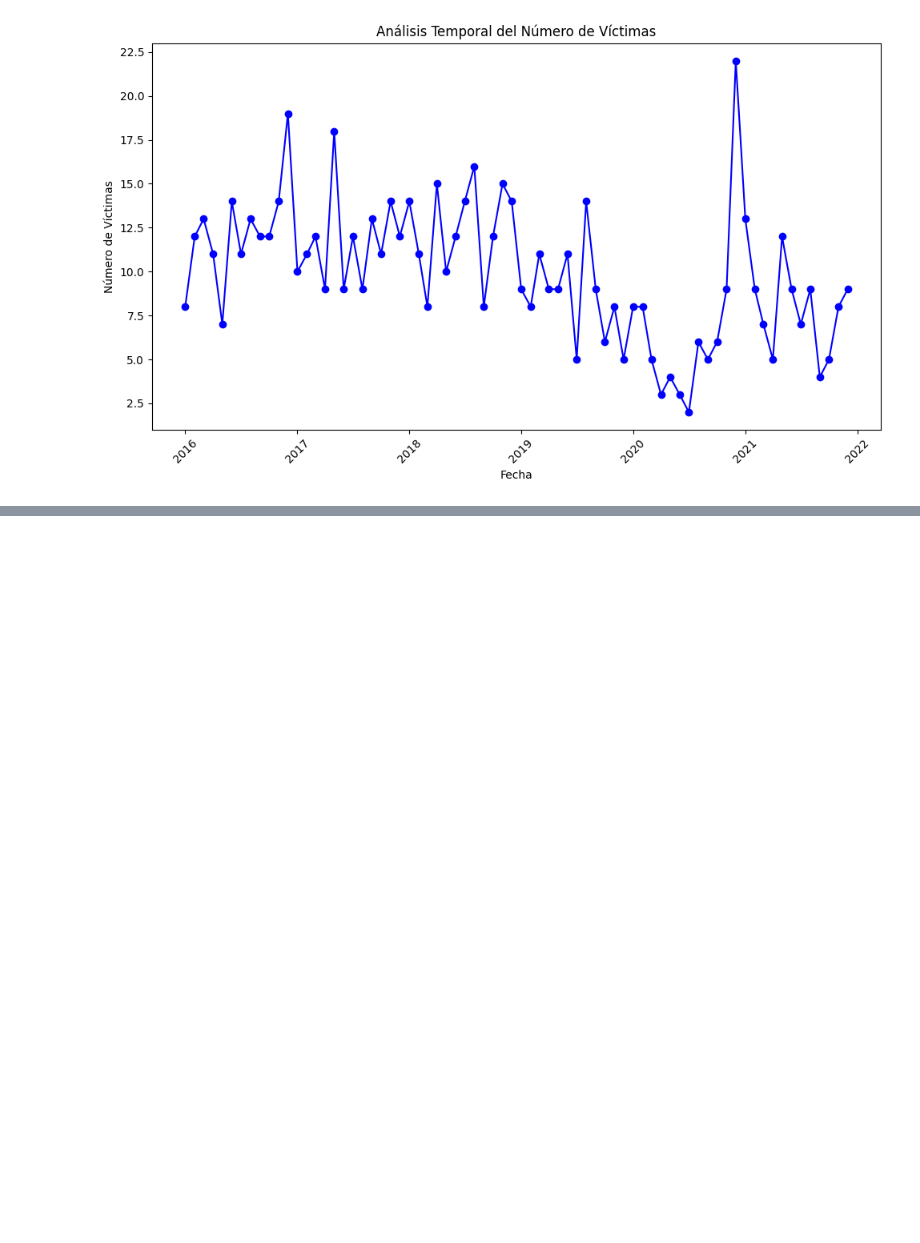
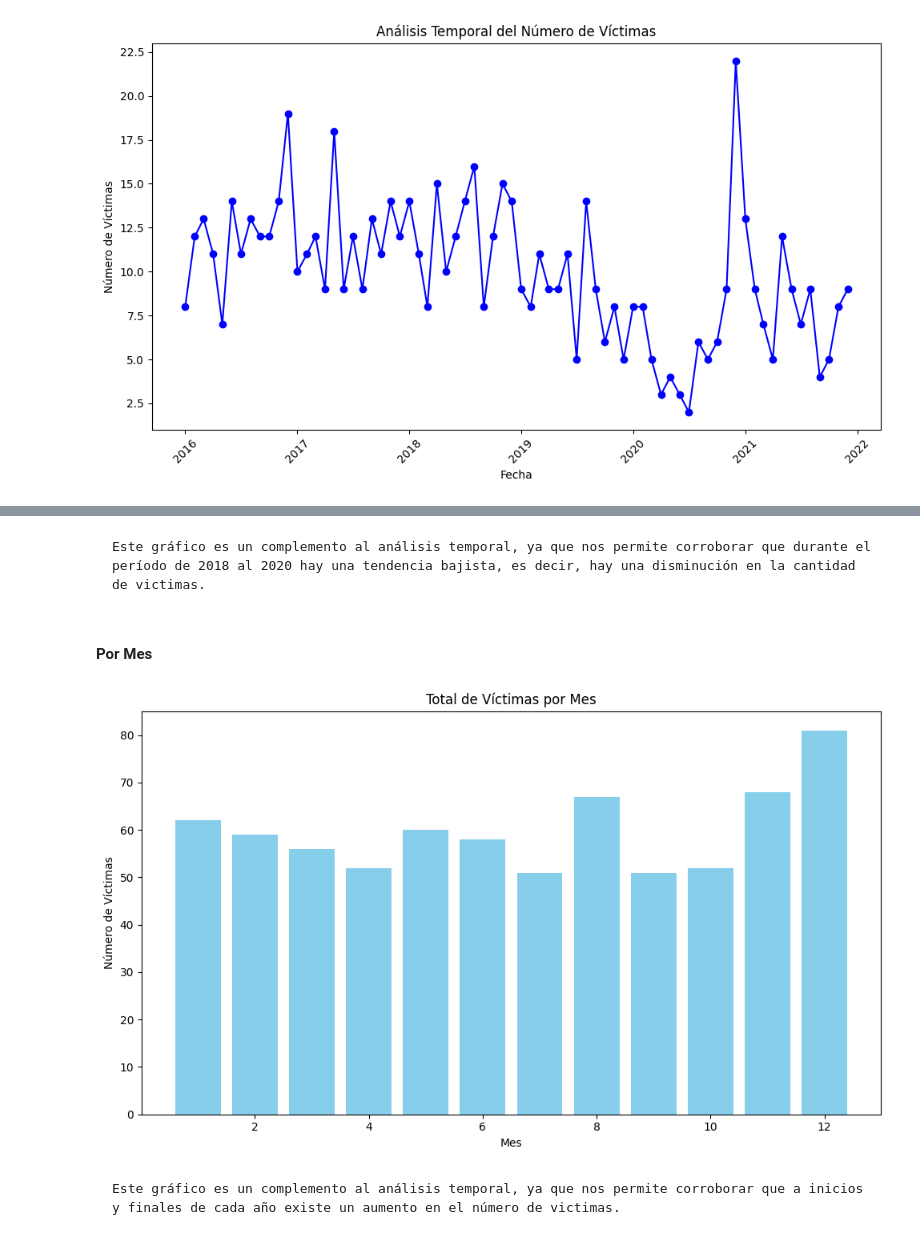
Before and after one commit to ronniefuertes/SiniestrosViales_BuenosAires_Analisis, a Jupyter notebook: eda.ipynb, the cells around one changed output, grey strips where cells are left out. Drawn from its saved outputs; the diff is of its cells as text; code cells hidden in the pictures; blank space fills up the shorter version.

```diff
--- a/eda.ipynb
+++ b/eda.ipynb
@@ -207,0 +252,24 @@ plt.show()
+# %% [markdown]
+    Este gráfico es un complemento al análisis temporal, ya que nos permite corroborar que durante el período de 2018 al 2020 hay una tendencia bajista, es decir, hay una disminución en la cantidad de victimas.
+# %% [markdown]
+#### Por Mes
+# %%
+# Calcular el total de víctimas por mes
+total_victimas_por_mes = df_hechos.groupby('MM')['N_VICTIMAS'].sum()
+
+# Crear el gráfico de barras
+plt.figure(figsize=(10, 6))
+plt.bar(total_victimas_por_mes.index, total_victimas_por_mes.values, color='skyblue')
+
+# Añadir títulos y etiquetas
+plt.title('Total de Víctimas por Mes')
+plt.xlabel('Mes')
+plt.ylabel('Número de Víctimas')
+
+# Mostrar el gráfico
+plt.tight_layout()
+plt.show()
+# %% [output]
+[figure, added]
+# %% [markdown]
+    Este gráfico es un complemento al análisis temporal, ya que nos permite corroborar que a inicios y finales de cada año existe un aumento en el número de victimas.
```
Also changed, not shown: parts of 23 cells of this notebook.
